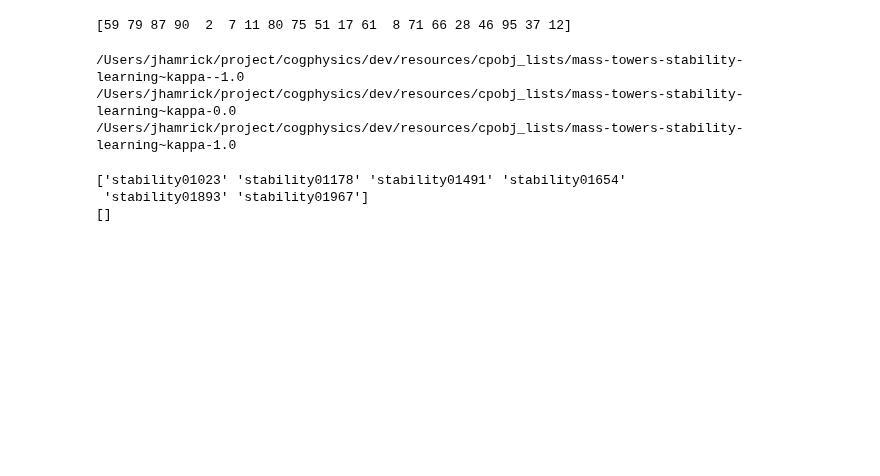
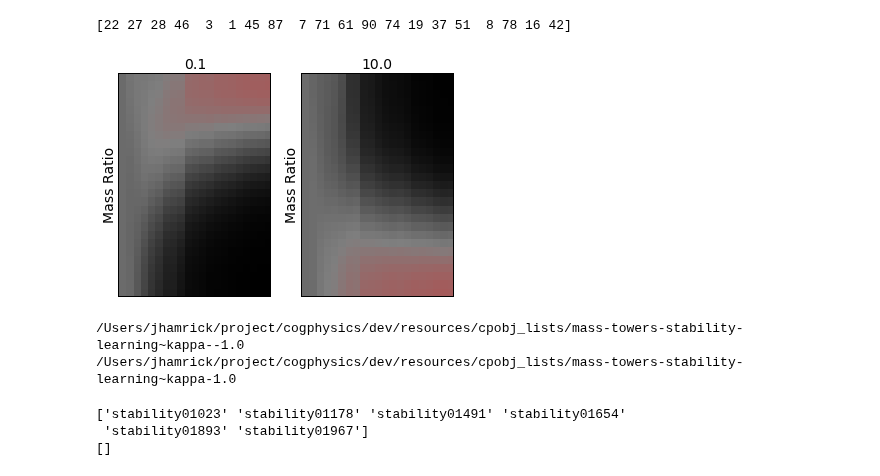
Before and after one commit to berkeley-cocosci/mass-inference, a Jupyter notebook: analysis/informativeness-analysis.ipynb, the cells around one changed output. Drawn from its saved outputs; the diff is of its cells as text; code cells hidden in the pictures; blank space fills up the shorter version.

```diff
--- a/analysis/informativeness-analysis.ipynb
+++ b/analysis/informativeness-analysis.ipynb
@@ -45,12 +45,12 @@ ratios[kappas >= 0] = np.round(ratios[kappas >= 0], decimals=1)
 # truth = truth[0]
 # ipe = ipe[0]
 
-stimuli = rawhstim[None, :].copy()
+stimuli = rawhstim.copy()
 truth = rawtruth.copy()
 ipe = rawipe.copy()
 
 # variables
-n_trial      = stimuli.shape[1]
+n_trial      = stimuli.shape[0]
 n_kappas     = len(kappas)
 # %%
 nthresh0 = 1
@@ -62,18 +62,21 @@ f_close = False
 smooth = True
 idx = [
     int(np.nonzero(ratios==0.1)[0][0]),
-    int(np.nonzero(ratios==1)[0][0]),
     int(np.nonzero(ratios==10)[0][0]),
 ]
 # %%
 feedback, ipe_samps = lat.make_observer_data(
     nthresh0, nthresh, nsamps, order=False)
-model_lh, model_joint, model_theta = mo.ModelObserver(
-    ipe_samps,
-    feedback[:, None],
-    outcomes=None,
-    respond=False,
-    smooth=smooth)
+feedback = feedback[..., 0].T
+ipe_samps = ipe_samps[..., 0]
+# %%
+# model_joint, model_theta = mo.ModelObserver(
+#     feedback.T,
+#     ipe_samps[..., 0],
+#     kappas,
+#     prior=None,
+#     smooth=True)
+model_lh = np.log(mo.IPE(feedback, ipe_samps, kappas, True))
 # %%
 def KL(qi, idx):
     """Compute the KL divergence between qi and pi, where pi is a
@@ -198,69 +190,69 @@ print np.sum(fb[eqorder], axis=0)
 np.random.shuffle(eqorder)
 print eqorder
 exp_ipe_samps = ipe_samps[eqorder]
-exp_feedback = feedback[eqorder][:, idx]
+exp_feedback = feedback[idx][:, eqorder]
 
-exp_lh, exp_joint, exp_theta = mo.ModelObserver(
+exp_joint, exp_theta = mo.ModelObserver(
+    exp_feedback,
     exp_ipe_samps,
-    exp_feedback[:, None],
-    outcomes=None,
-    respond=False,
-    smooth=smooth)
+    kappas,
+    prior=None,
+    smooth=True)
 
 plt.figure(1)
 plt.clf()
 for i in xrange(len(idx)):
     lat.plot_theta(
-	1, len(idx), i+1,
-	np.exp(exp_theta[i]),
-	ratios[idx[i]],
-	exp=1.3,
-	cmap=cmap,
-	fontsize=14)
+    1, len(idx), i+1,
+    np.exp(exp_theta[i]),
+    ratios[idx[i]],
+    exp=1.3,
+    cmap=cmap,
+    fontsize=14)
 
 # lat.plot_theta(
 #     1, 3, 3,
 #     np.exp(exp_theta[1]),
 #     "",
 #     exp=1.3,
 #     cmap=cmap,
 #     fontsize=14)
 # plt.title(ratios[idx[1]])
 
 # exp_feedback = feedback[eqorder][:, [list(kappas).index(0)]]
 # exp_lh, exp_joint, exp_theta = mo.ModelObserver(
 #     exp_ipe_samps,
 #     exp_feedback[:, None],
 #     outcomes=None,
 #     respond=False,
 #     smooth=smooth)
 # lat.plot_theta(
 #     1, 3, 2,
 #     np.exp(exp_theta[0]),
 #     "",
 #     exp=1.3,
 #     cmap=cmap,
 #     fontsize=14)
 # plt.title(ratios[list(kappas).index(0)])
 # %% [output]
-[59 79 87 90  2  7 11 80 75 51 17 61  8 71 66 28 46 95 37 12]
+[22 27 28 46  3  1 45 87  7 71 61 90 74 19 37 51  8 78 16 42]
+[figure, added]
 # %%
 for i, ix in enumerate(idx):
-    exp_stims = ["%s~kappa-%s" % (x, kappas[ix]) for x in np.sort(stimuli[0, exp])]
-    catch_stims = ["%s~kappa-%s" % (x, kappas[ix]) for x in np.sort(stimuli[0, catch])]
+    exp_stims = ["%s~kappa-%s" % (x, kappas[ix]) for x in np.sort(stimuli[exp])]
+    catch_stims = ["%s~kappa-%s" % (x, kappas[ix]) for x in np.sort(stimuli[catch])]
     l = os.path.join(listpath, "mass-towers-stability-learning~kappa-%s" % kappas[ix])
     print l
     with open(l, "w") as fh:
-	lines = "\n".join(exp_stims)
-	fh.write(lines)
+    lines = "\n".join(exp_stims)
+    fh.write(lines)
     # l = os.path.join(listpath, "mass-towers-stability-learning-catch~kappa-%s" % kappas[ix])
     # print l
     # with open(l, "w") as fh:
-    # 	lines = "\n".join(catch_stims)
-    # 	fh.write(lines)
+    #     lines = "\n".join(catch_stims)
+    #     fh.write(lines)
 # %% [output]
 /Users/jhamrick/project/cogphysics/dev/resources/cpobj_lists/mass-towers-stability-learning~kappa--1.0
-/Users/jhamrick/project/cogphysics/dev/resources/cpobj_lists/mass-towers-stability-learning~kappa-0.0
 /Users/jhamrick/project/cogphysics/dev/resources/cpobj_lists/mass-towers-stability-learning~kappa-1.0
 # %%
 uidx = np.hstack([exp, catch])
```
Also changed, not shown: parts of 9 cells of this notebook, 7 other files.
